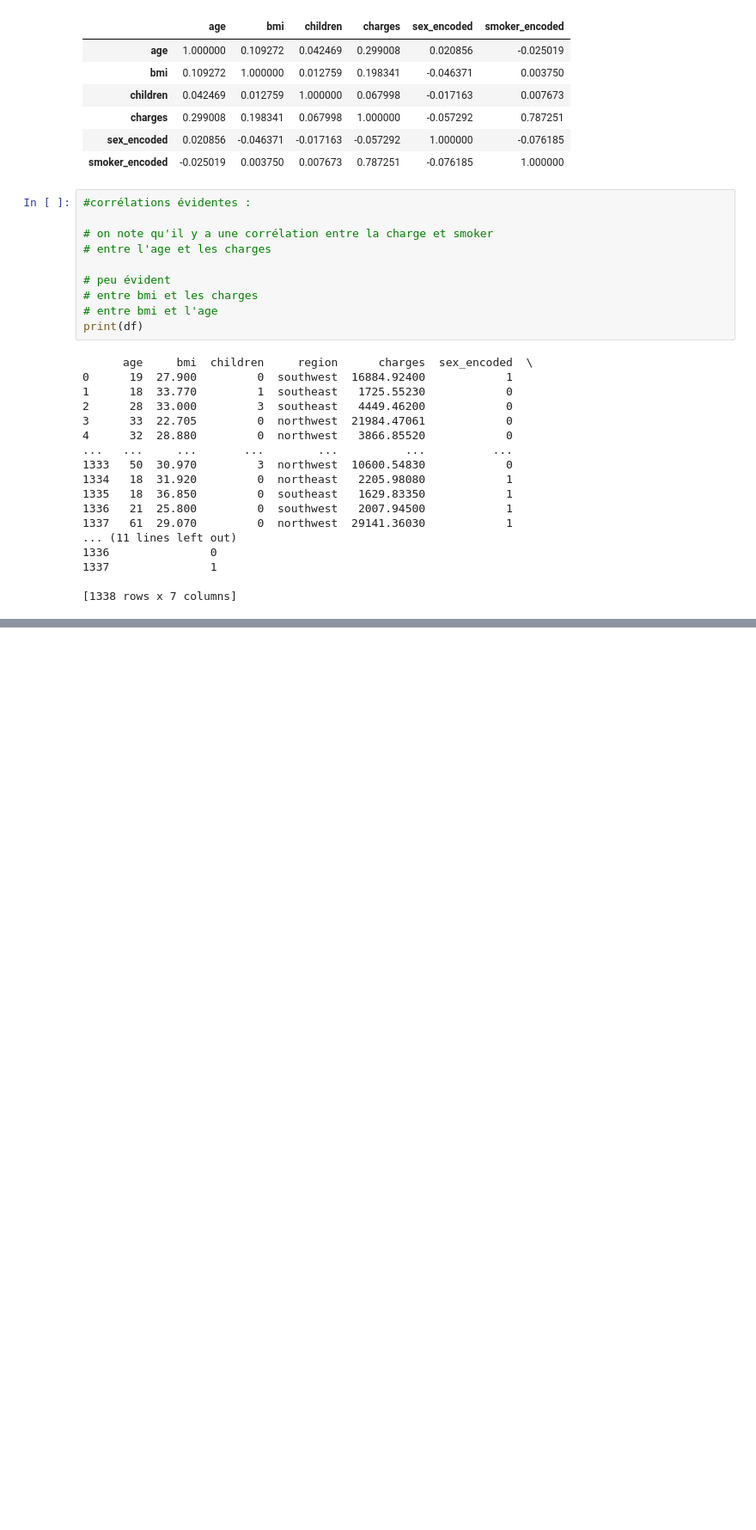
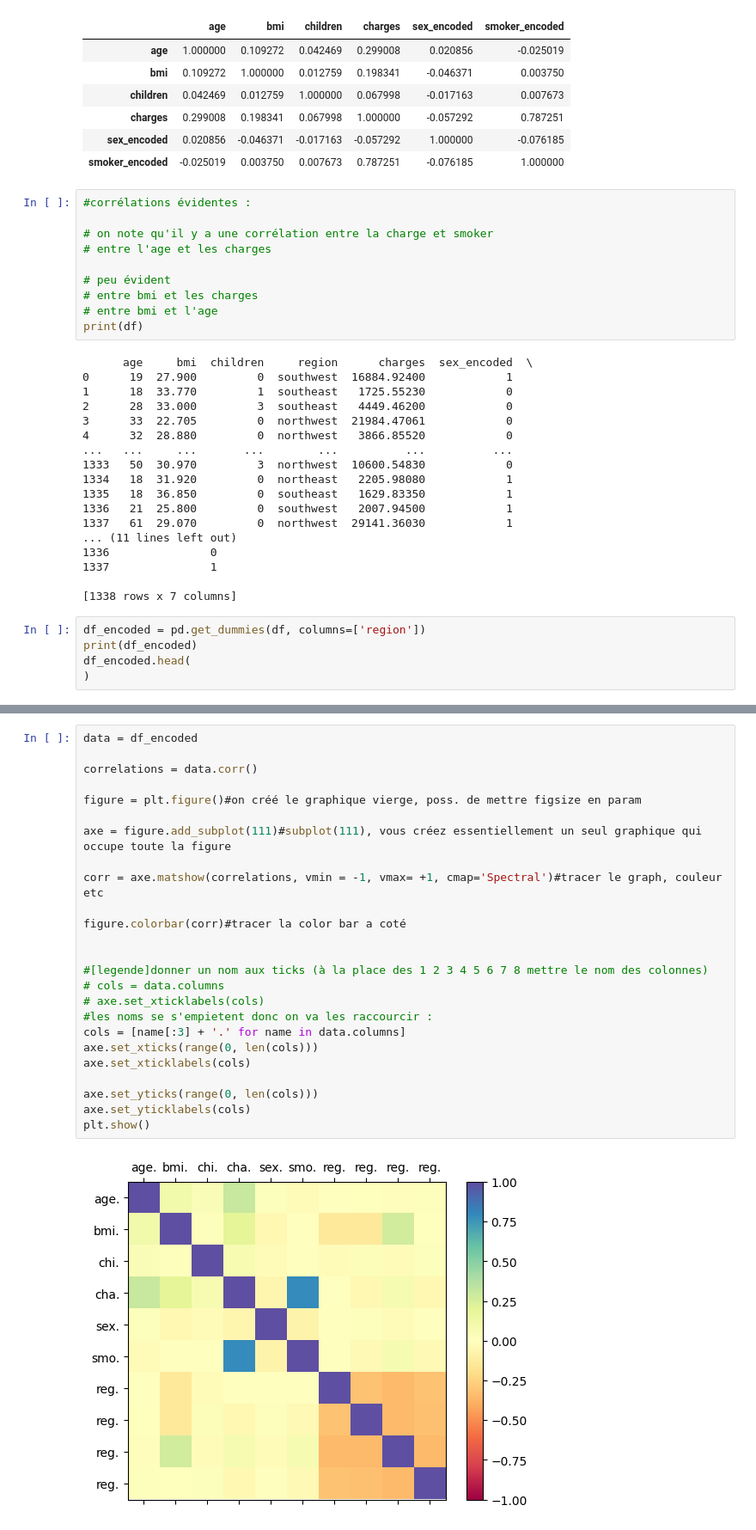
Before and after one commit to Memory77/brief_assurance_reg, a Jupyter notebook: nettoyage.ipynb, the cells around one changed output, grey strips where cells are left out. Shown at 86% size. Drawn from its saved outputs; the diff is of its cells as text; blank space fills up the shorter version.

```diff
--- a/nettoyage.ipynb
+++ b/nettoyage.ipynb
@@ -362,3 +362,8 @@ print(df)
 1337               1
 
 [1338 rows x 7 columns]
+# %%
+df_encoded = pd.get_dummies(df, columns=['region'])
+print(df_encoded)
+df_encoded.head(
+)
@@ -364,0 +394,27 @@ print(df)
+# %%
+data = df_encoded
+
+correlations = data.corr()
+
+figure = plt.figure()#on créé le graphique vierge, poss. de mettre figsize en param
+
+axe = figure.add_subplot(111)#subplot(111), vous créez essentiellement un seul graphique qui occupe toute la figure
+
+corr = axe.matshow(correlations, vmin = -1, vmax= +1, cmap='Spectral')#tracer le graph, couleur etc
+
+figure.colorbar(corr)#tracer la color bar a coté
+
+
+#[legende]donner un nom aux ticks (à la place des 1 2 3 4 5 6 7 8 mettre le nom des colonnes)
+# cols = data.columns
+# axe.set_xticklabels(cols)
+#les noms se s'empietent donc on va les raccourcir :
+cols = [name[:3] + '.' for name in data.columns]
+axe.set_xticks(range(0, len(cols)))
+axe.set_xticklabels(cols)
+
+axe.set_yticks(range(0, len(cols)))
+axe.set_yticklabels(cols)
+plt.show()
+# %% [output]
+[figure, added]
```
Also changed, not shown: parts of 2 cells of this notebook.
